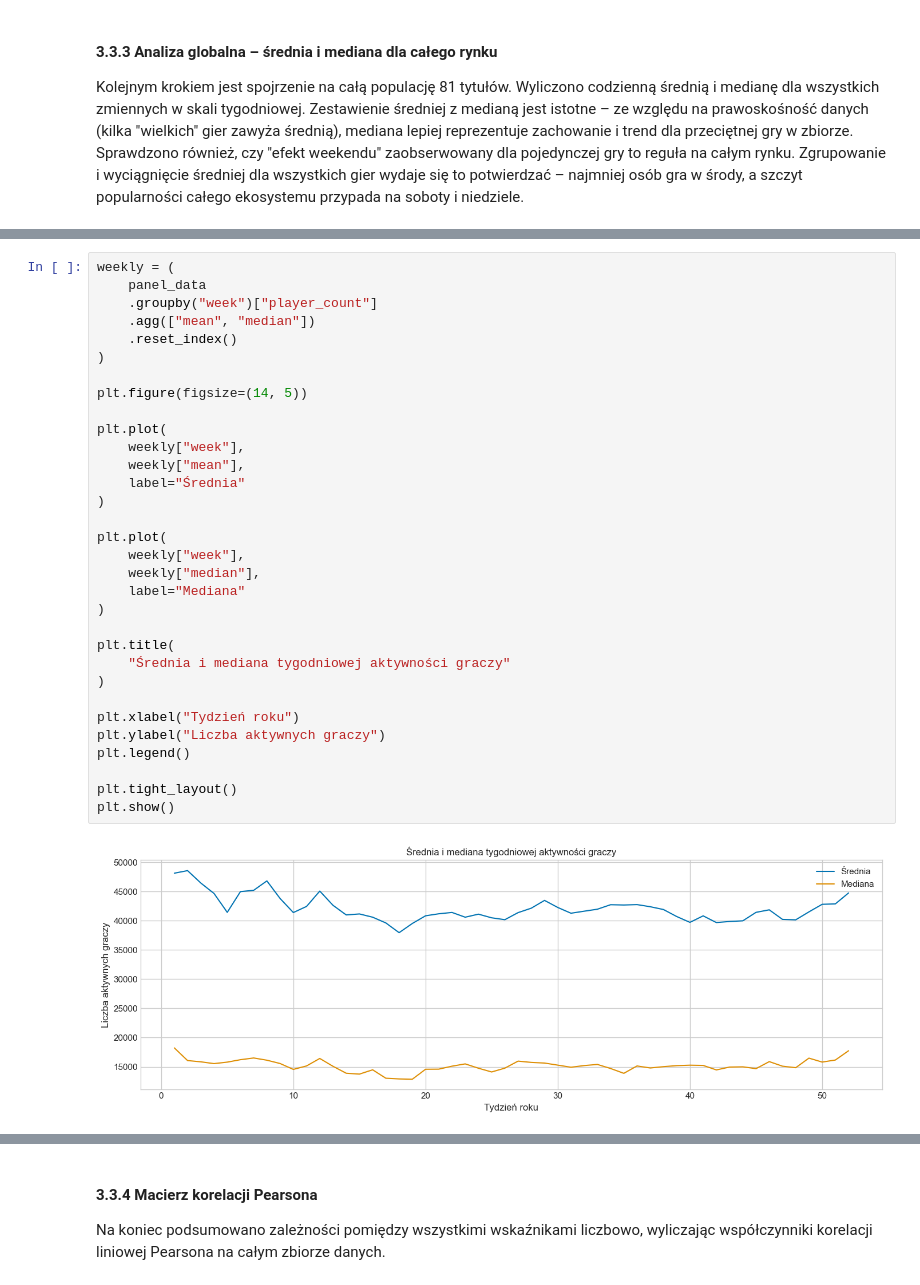
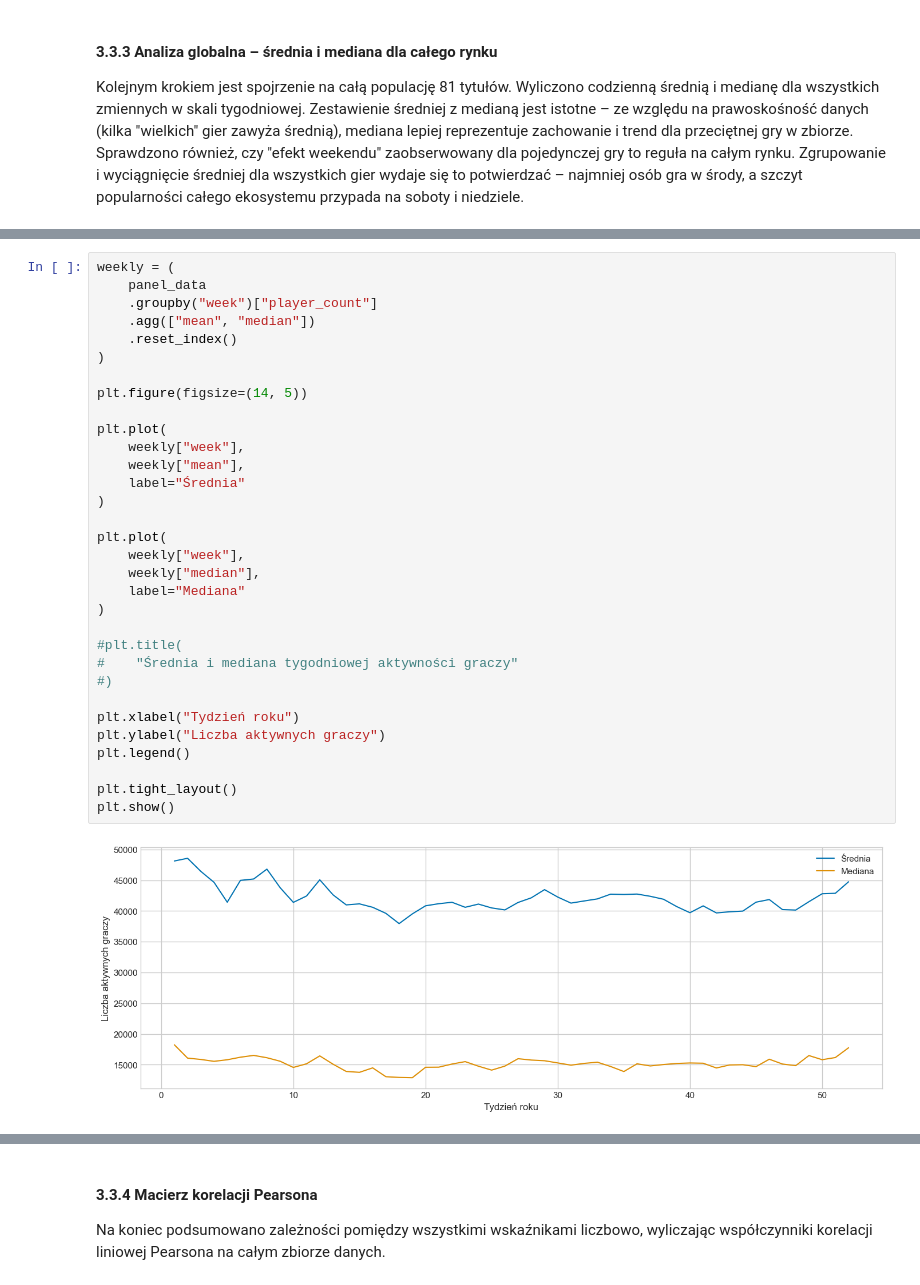
Before and after one commit to mapisz/Magisterka, a Jupyter notebook: data_prep_and_exploration.ipynb, the cells around one changed output, grey strips where cells are left out. Saved outputs shown, nothing was run; the diff lists cells and outputs as text.

```diff
--- a/data_prep_and_exploration.ipynb
+++ b/data_prep_and_exploration.ipynb
@@ -698,37 +698,37 @@ plt.show()
 # %%
 weekly = (
     panel_data
     .groupby("week")["player_count"]
     .agg(["mean", "median"])
     .reset_index()
 )
 
 plt.figure(figsize=(14, 5))
 
 plt.plot(
     weekly["week"],
     weekly["mean"],
     label="Średnia"
 )
 
 plt.plot(
     weekly["week"],
     weekly["median"],
     label="Mediana"
 )
 
-plt.title(
-    "Średnia i mediana tygodniowej aktywności graczy"
-)
+#plt.title(
+#    "Średnia i mediana tygodniowej aktywności graczy"
+#)
 
 plt.xlabel("Tydzień roku")
 plt.ylabel("Liczba aktywnych graczy")
 plt.legend()
 
 plt.tight_layout()
 plt.show()
 # %% [output]
-[figure, old version]
+[figure, new version]
 # %%
 weekly_other_variables = (
     panel_data
```
Also changed, not shown: parts of 9 cells of this notebook, 2 other files.
